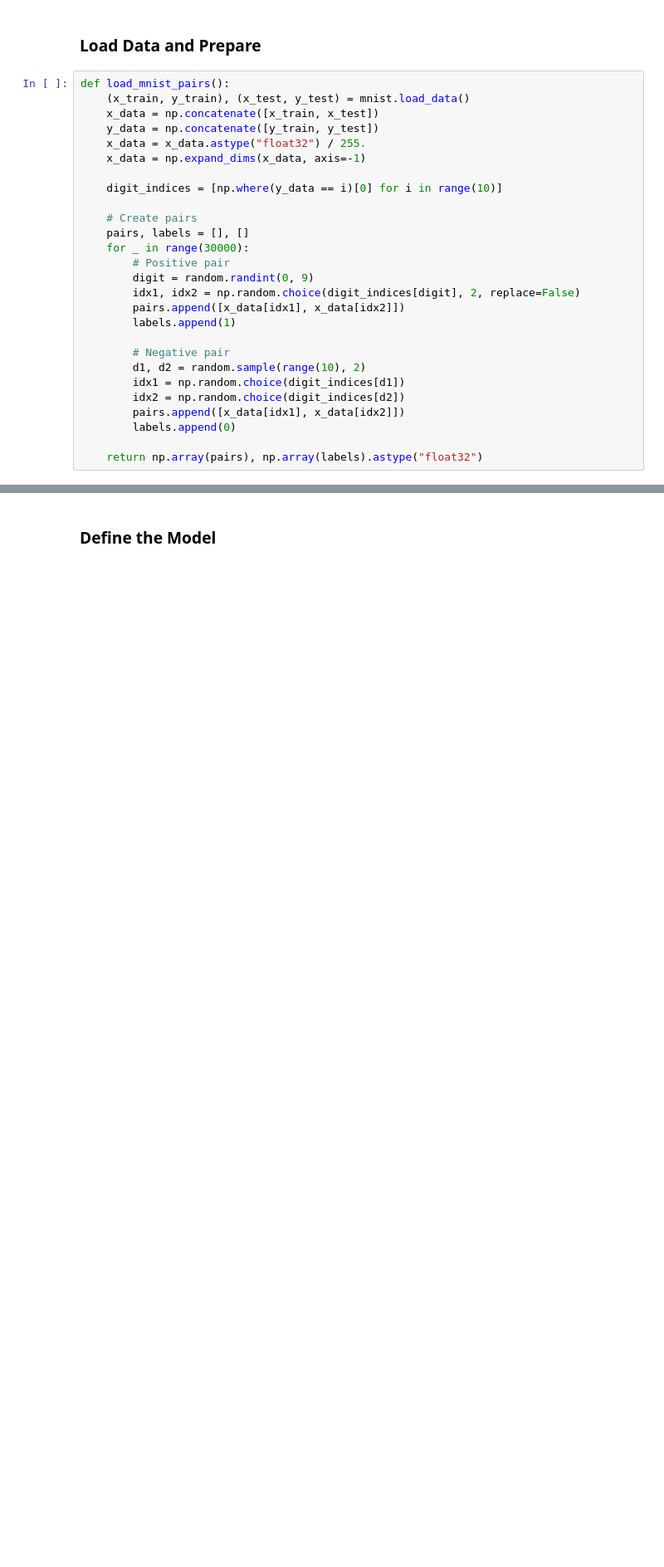
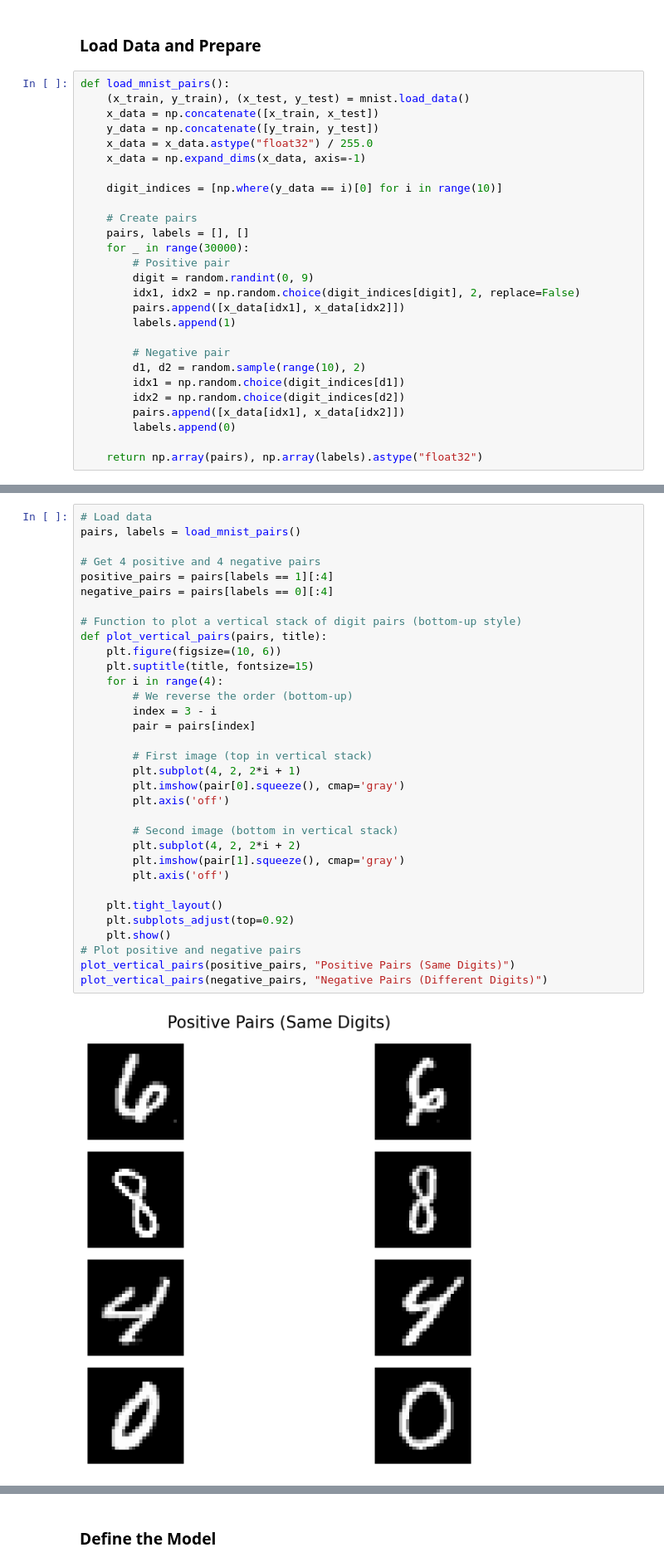
Before and after one commit to Israil445/Neural_Network_and_Deep_Learning_Lab, a Jupyter notebook: Assignment-11/Face_verifiers_with_different_loss.ipynb, the cells around one changed output, grey strips where cells are left out. Shown at 83% size. Drawn from its saved outputs; the diff is of its cells as text; blank space fills up the shorter version.

Commit message:
siamese network && vae with differents loss function

```diff
--- a/Assignment-11/Face_verifiers_with_different_loss.ipynb
+++ b/Assignment-11/Face_verifiers_with_different_loss.ipynb
@@ -13,7 +13,7 @@ def load_mnist_pairs():
     (x_train, y_train), (x_test, y_test) = mnist.load_data()
     x_data = np.concatenate([x_train, x_test])
     y_data = np.concatenate([y_train, y_test])
-    x_data = x_data.astype("float32") / 255.
+    x_data = x_data.astype("float32") / 255.0
     x_data = np.expand_dims(x_data, axis=-1)
 
     digit_indices = [np.where(y_data == i)[0] for i in range(10)]
@@ -37,0 +57,35 @@ def load_mnist_pairs():
+# %%
+# Load data
+pairs, labels = load_mnist_pairs()
+
+# Get 4 positive and 4 negative pairs
+positive_pairs = pairs[labels == 1][:4]
+negative_pairs = pairs[labels == 0][:4]
+
+# Function to plot a vertical stack of digit pairs (bottom-up style)
+def plot_vertical_pairs(pairs, title):
+    plt.figure(figsize=(10, 6))
+    plt.suptitle(title, fontsize=15)
+    for i in range(4):
+        # We reverse the order (bottom-up)
+        index = 3 - i
+        pair = pairs[index]
+
+        # First image (top in vertical stack)
+        plt.subplot(4, 2, 2*i + 1)
+        plt.imshow(pair[0].squeeze(), cmap='gray')
+        plt.axis('off')
+
+        # Second image (bottom in vertical stack)
+        plt.subplot(4, 2, 2*i + 2)
+        plt.imshow(pair[1].squeeze(), cmap='gray')
+        plt.axis('off')
+
+    plt.tight_layout()
+    plt.subplots_adjust(top=0.92)
+    plt.show()
+# Plot positive and negative pairs
+plot_vertical_pairs(positive_pairs, "Positive Pairs (Same Digits)")
+plot_vertical_pairs(negative_pairs, "Negative Pairs (Different Digits)")
+# %% [output]
+[figure, added]
```
Also changed, not shown: parts of 21 cells of this notebook.
